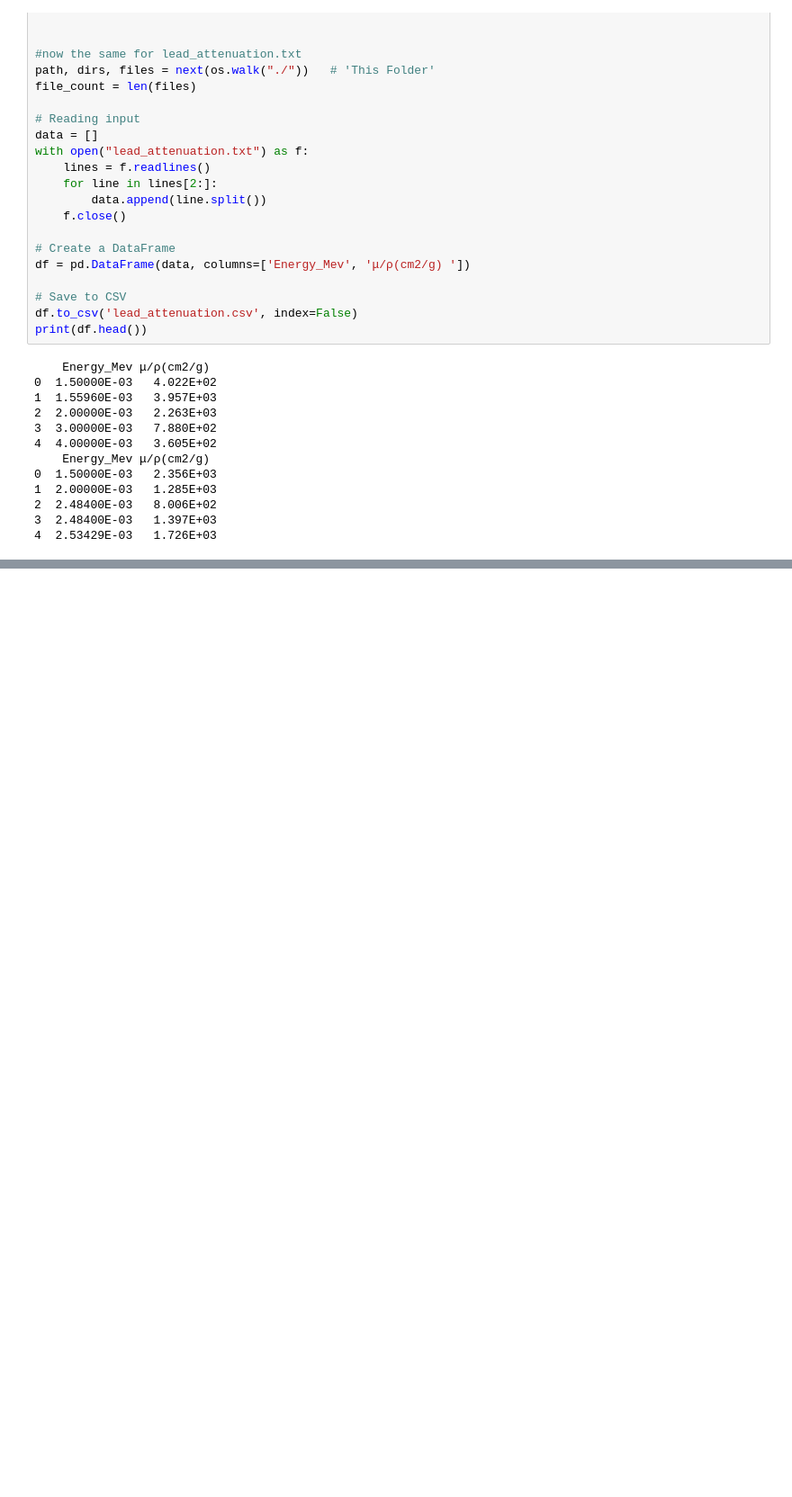
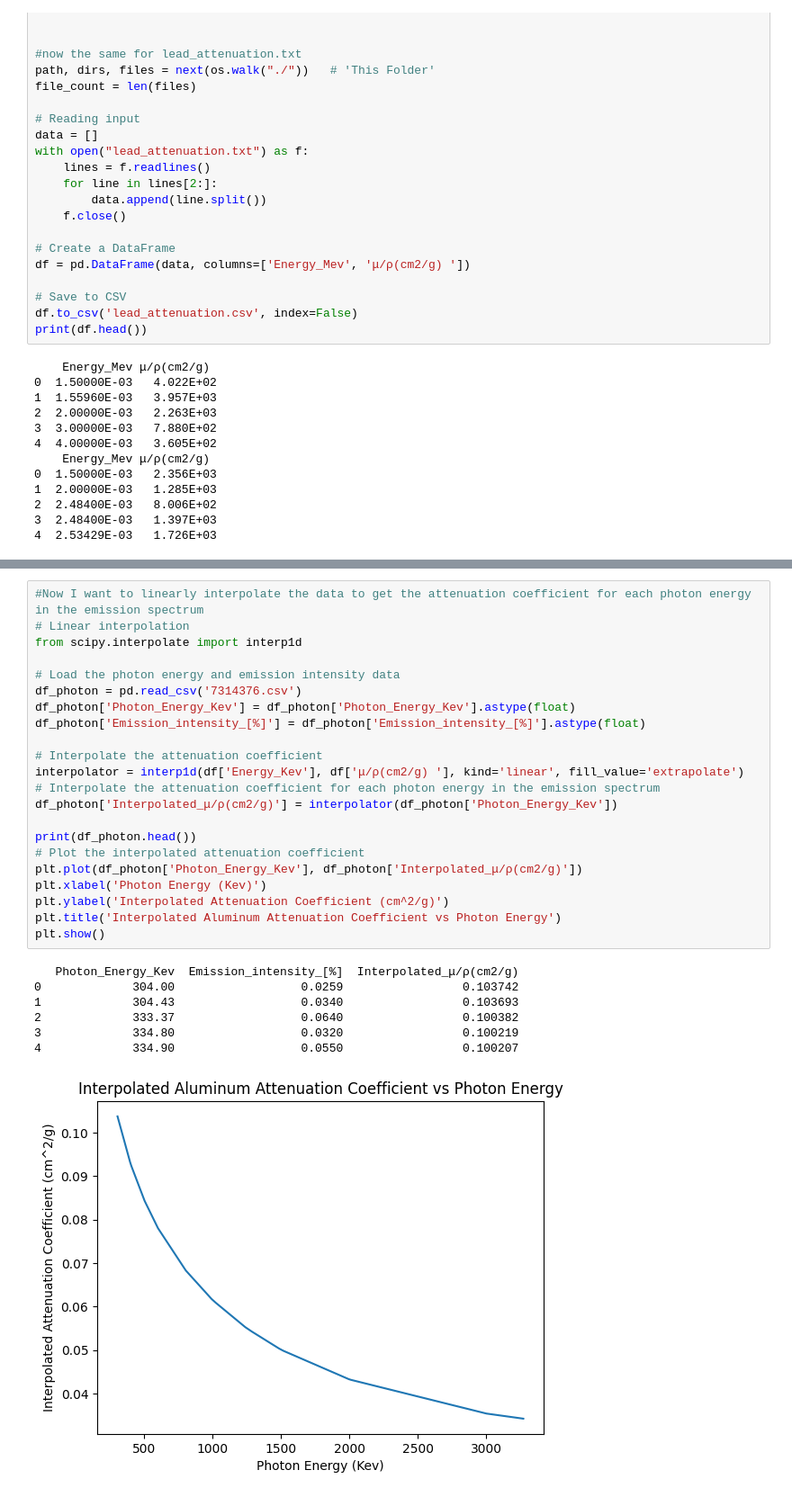
Before and after one commit to AbhinandSatish/Nuclear-Instrumentation-and-Measurement-Project-1, a Jupyter notebook: project1.ipynb, the cells around one changed output, grey strips where cells are left out. Shown: that part at 90% size. Drawn from its saved outputs; the diff is of its cells as text; blank space fills up the shorter version.

```diff
--- a/project1.ipynb
+++ b/project1.ipynb
@@ -284,0 +249,30 @@ plt.show()
+# %%
+#Now I want to linearly interpolate the data to get the attenuation coefficient for each photon energy in the emission spectrum
+# Linear interpolation
+from scipy.interpolate import interp1d
+
+# Load the photon energy and emission intensity data
+df_photon = pd.read_csv('7314376.csv')
+df_photon['Photon_Energy_Kev'] = df_photon['Photon_Energy_Kev'].astype(float)
+df_photon['Emission_intensity_[%]'] = df_photon['Emission_intensity_[%]'].astype(float)
+
+# Interpolate the attenuation coefficient
+interpolator = interp1d(df['Energy_Kev'], df['μ/ρ(cm2/g) '], kind='linear', fill_value='extrapolate')
+# Interpolate the attenuation coefficient for each photon energy in the emission spectrum
+df_photon['Interpolated_μ/ρ(cm2/g)'] = interpolator(df_photon['Photon_Energy_Kev'])
+
+print(df_photon.head())
+# Plot the interpolated attenuation coefficient
+plt.plot(df_photon['Photon_Energy_Kev'], df_photon['Interpolated_μ/ρ(cm2/g)'])
+plt.xlabel('Photon Energy (Kev)')
+plt.ylabel('Interpolated Attenuation Coefficient (cm^2/g)')
+plt.title('Interpolated Aluminum Attenuation Coefficient vs Photon Energy')
+plt.show()
+# %% [output]
+   Photon_Energy_Kev  Emission_intensity_[%]  Interpolated_μ/ρ(cm2/g)
+0             304.00                  0.0259                 0.103742
+1             304.43                  0.0340                 0.103693
+2             333.37                  0.0640                 0.100382
+3             334.80                  0.0320                 0.100219
+4             334.90                  0.0550                 0.100207
+[figure, added]
```
Also changed, not shown: parts of 5 cells of this notebook, 1 other file.
